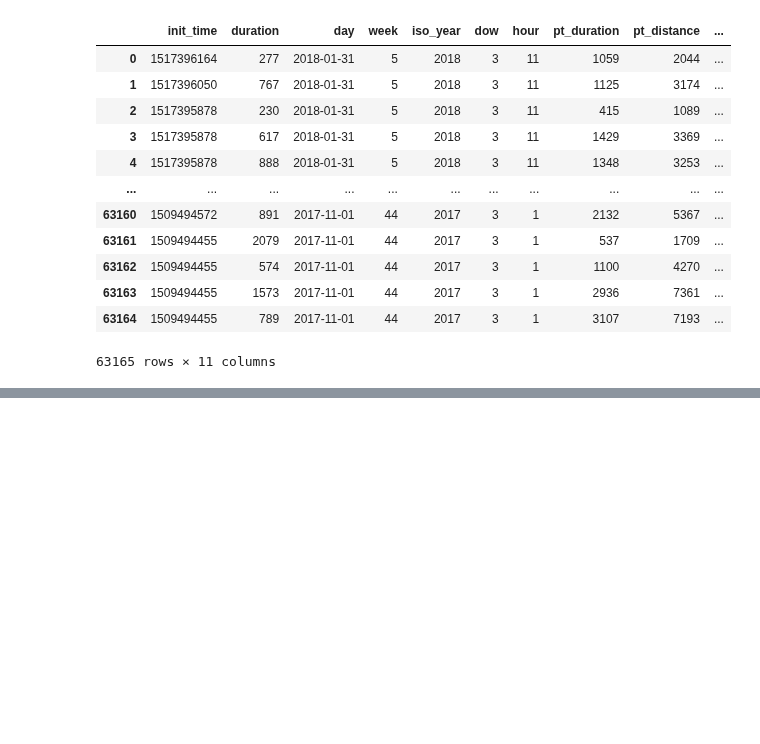
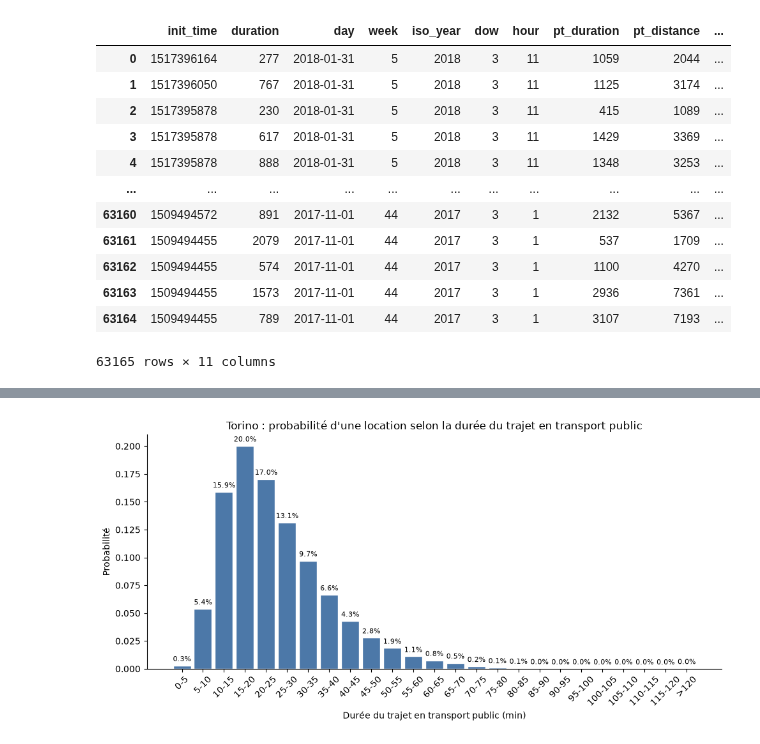
Before and after one commit to Bonbia/ICT4SM, a Jupyter notebook: TP1/CleanNB.ipynb, the cells around one changed output, grey strips where cells are left out. Saved outputs shown, nothing was run; the diff lists cells and outputs as text; code cells hidden in the pictures; blank space fills up the shorter version.

```diff
--- a/TP1/CleanNB.ipynb
+++ b/TP1/CleanNB.ipynb
@@ -262,0 +290,19 @@ bookings_fT
+# %%
+counts = bookings_fT["pt_bin"].value_counts().sort_index()
+prob = counts / counts.sum()
+
+fig, ax = plt.subplots(figsize=(10, 5))
+bars = ax.bar(prob.index.astype(str), prob.values,
+              color="#4C78A8", edgecolor="white", width=0.85)
+ax.bar_label(bars, labels=[f"{p:.1%}" for p in prob.values], padding=3, fontsize=8)
+
+ax.set_title("Torino : probabilité d'une location selon la durée du trajet en transport public")
+ax.set_xlabel("Durée du trajet en transport public (min)")
+ax.set_ylabel("Probabilité")
+ax.tick_params(axis="x", rotation=45)
+ax.spines[["top", "right"]].set_visible(False)
+
+plt.tight_layout()
+plt.show()
+# %% [output]
+[figure, added]
```
Also changed, not shown: parts of 2 cells of this notebook.
